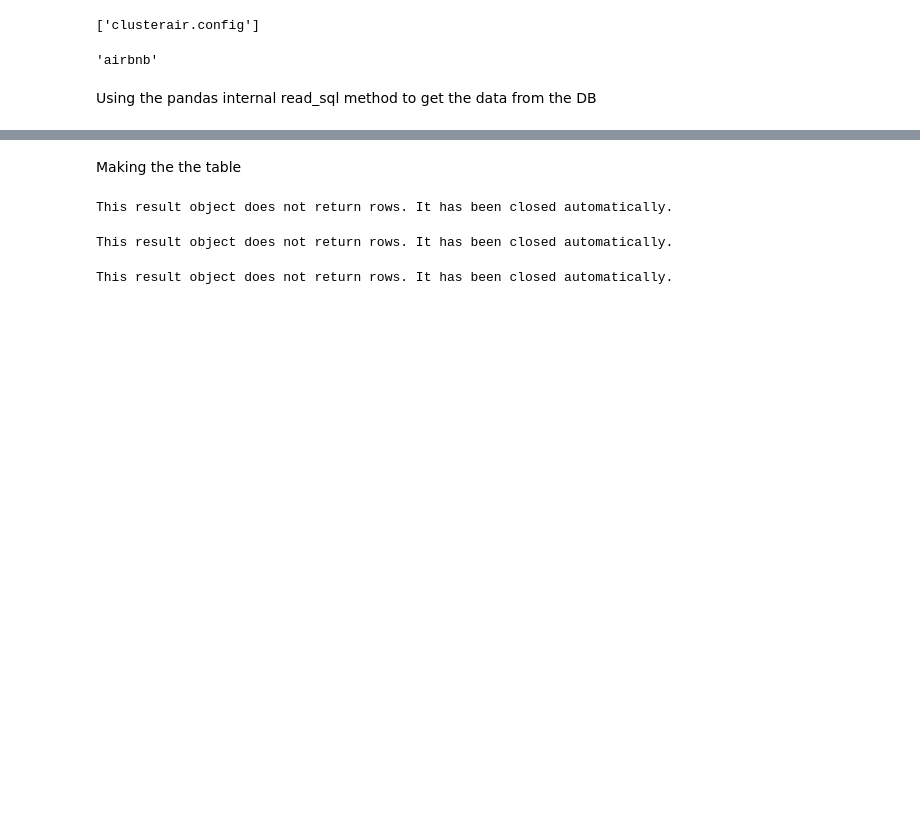
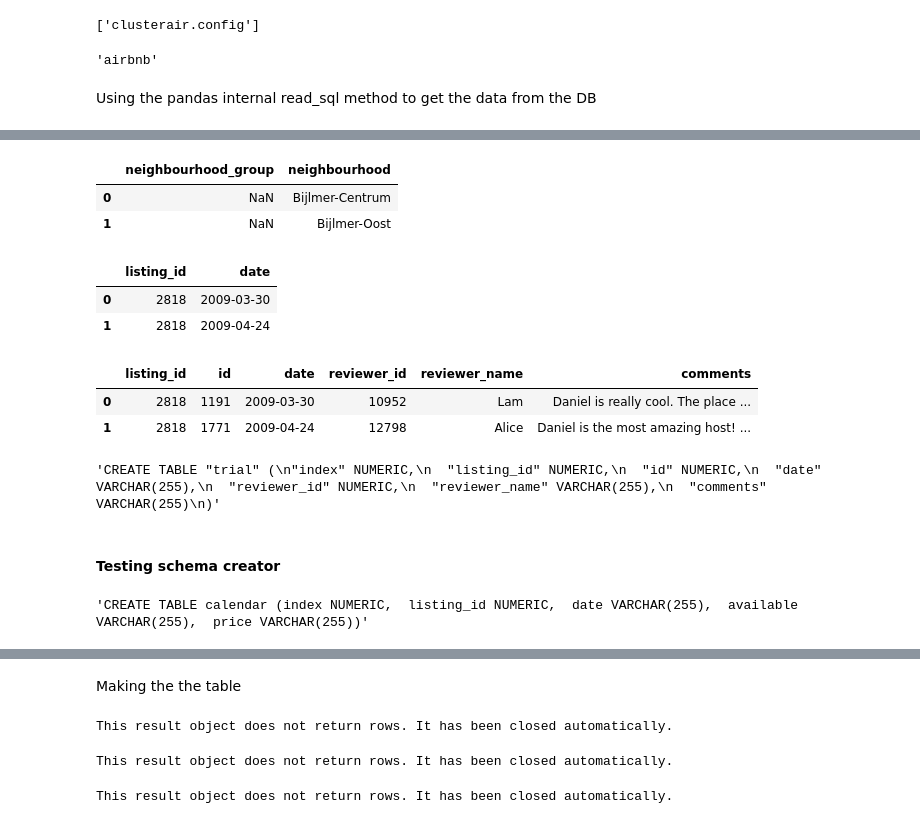
Before and after one commit to idjey/DEtheHardWay, a Jupyter notebook: airBnb_dataSchema.ipynb, the cells around one changed output, grey strips where cells are left out. Saved outputs shown, nothing was run; the diff lists cells and outputs as text; code cells hidden in the pictures; blank space fills up the shorter version.

```diff
--- a/airBnb_dataSchema.ipynb
+++ b/airBnb_dataSchema.ipynb
@@ -40,0 +65,22 @@ Getting the schema from the existing tables
+# %%
+neighbourhoods.head(2)
+# %% [output]
+|  | neighbourhood_group | neighbourhood |
+| 0 | NaN | Bijlmer-Centrum |
+| 1 | NaN | Bijlmer-Oost |
+# %%
+reviews.head(2)
+# %% [output]
+|  | listing_id | date |
+| 0 | 2818 | 2009-03-30 |
+| 1 | 2818 | 2009-04-24 |
+# %%
+reviews_details.head(2)
+# %% [output]
+|  | listing_id | id | date | reviewer_id | reviewer_name | comments |
+| 0 | 2818 | 1191 | 2009-03-30 | 10952 | Lam | Daniel is really cool. The place ... |
+| 1 | 2818 | 1771 | 2009-04-24 | 12798 | Alice | Daniel is the most amazing host! ... |
+# %%
+pd.io.sql.get_schema(reviews_details.reset_index(),'trial').replace('INTEGER','NUMERIC').replace('TEXT','VARCHAR(255)')
+# %% [output]
+'CREATE TABLE "trial" (\n"index" NUMERIC,\n  "listing_id" NUMERIC,\n  "id" NUMERIC,\n  "date" VARCHAR(255),\n  "reviewer_id" NUMERIC,\n  "reviewer_name" VARCHAR(255),\n  "comments" VARCHAR(255)\n)'
@@ -41,3 +92,9 @@ Getting the schema from the existing tables
+# %% [markdown]
+#### Testing schema creator
+# %%
+schemaGen(calendar,'calendar')
+# %% [output]
+'CREATE TABLE calendar (index NUMERIC,  listing_id NUMERIC,  date VARCHAR(255),  available VARCHAR(255),  price VARCHAR(255))'
 # %%
 def getSchema(tableName, credentials):
     schema = pd.read_sql("""SELECT * FROM information_schema.columns where table_name='{}'""".format(tableName),con=credentials)
```
Also changed, not shown: parts of 17 cells of this notebook, 1 other file.
